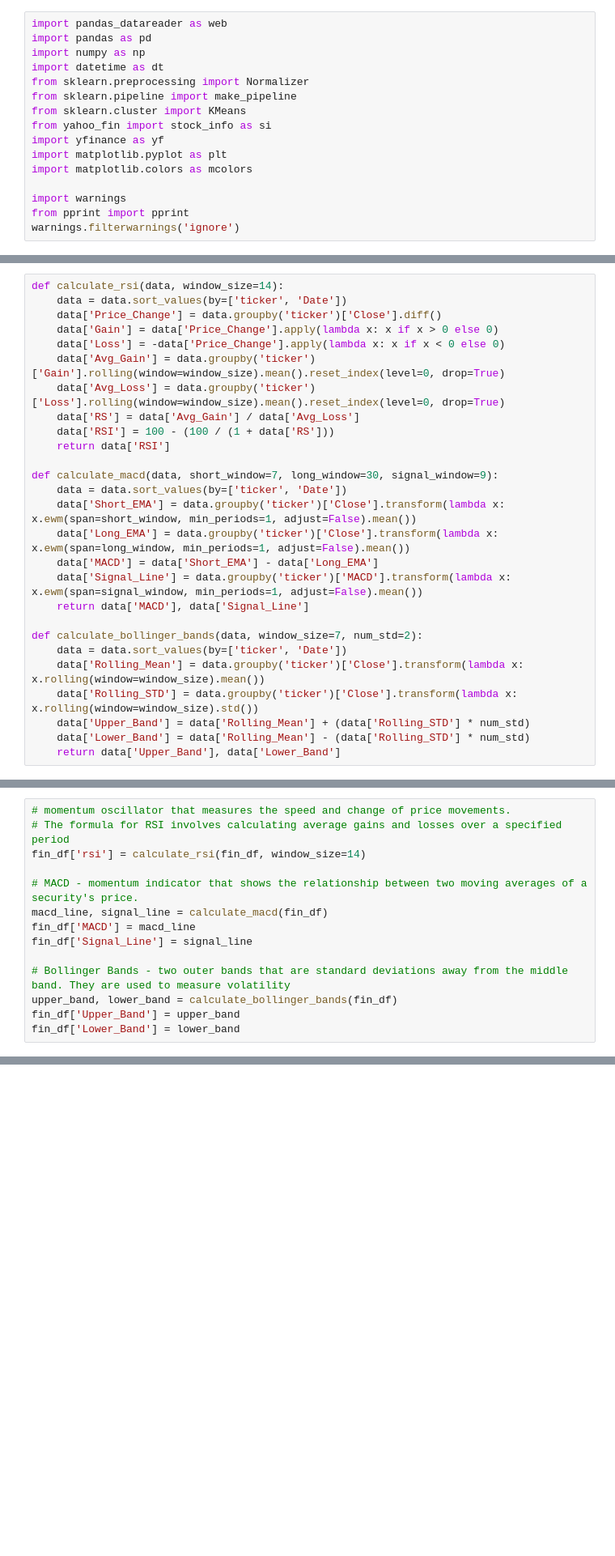
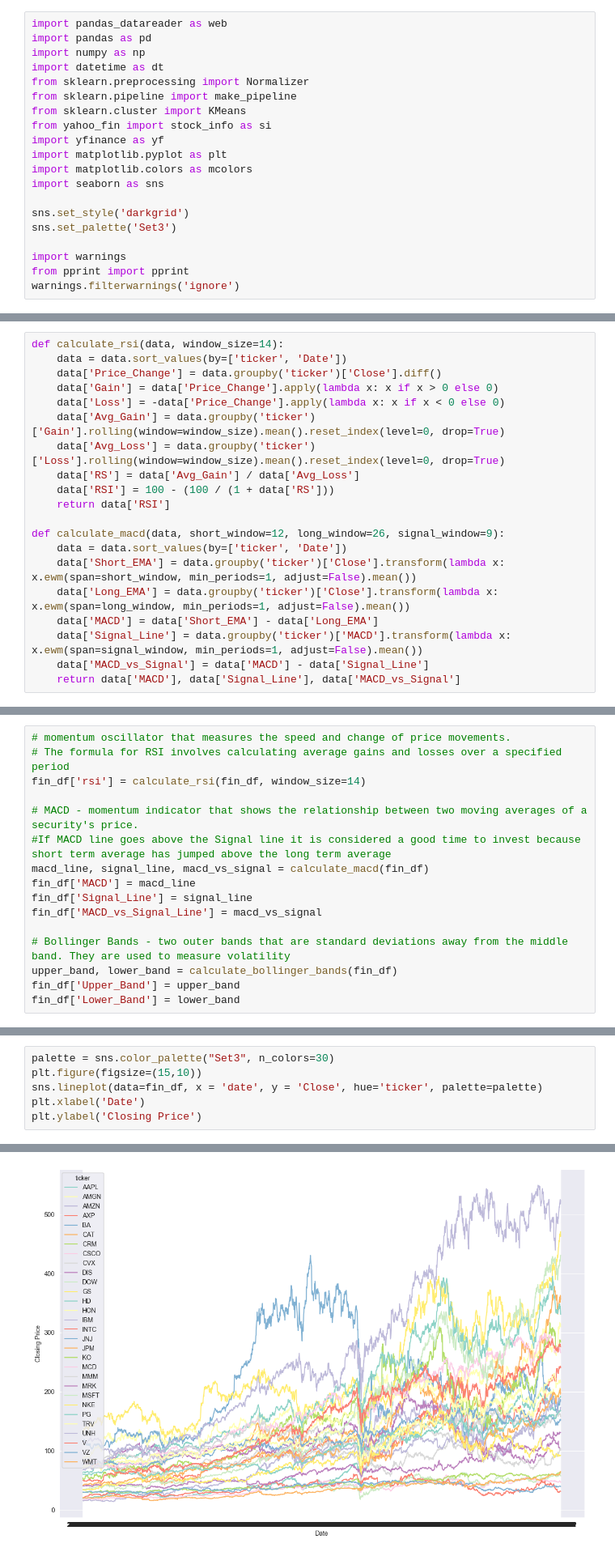
Before and after one commit to laffer-ryan/InvestmentApp, a Jupyter notebook: finance_eda.ipynb, the cells around one changed output, grey strips where cells are left out. Shown at 81% size. Cells and saved outputs as stored; diff of their text form; blank space fills up the shorter version.

Commit message:
Added Plots to analysis

```diff
--- a/finance_eda.ipynb
+++ b/finance_eda.ipynb
@@ -10,6 +10,10 @@ from yahoo_fin import stock_info as si
 import yfinance as yf
 import matplotlib.pyplot as plt
 import matplotlib.colors as mcolors
+import seaborn as sns
+
+sns.set_style('darkgrid')
+sns.set_palette('Set3')
 
 import warnings
 from pprint import pprint
@@ -83,18 +91,11 @@ def calculate_rsi(data, window_size=14):
     data['RSI'] = 100 - (100 / (1 + data['RS']))
     return data['RSI']
 
-def calculate_macd(data, short_window=7, long_window=30, signal_window=9):
+def calculate_macd(data, short_window=12, long_window=26, signal_window=9):
     data = data.sort_values(by=['ticker', 'Date'])
     data['Short_EMA'] = data.groupby('ticker')['Close'].transform(lambda x: x.ewm(span=short_window, min_periods=1, adjust=False).mean())
     data['Long_EMA'] = data.groupby('ticker')['Close'].transform(lambda x: x.ewm(span=long_window, min_periods=1, adjust=False).mean())
     data['MACD'] = data['Short_EMA'] - data['Long_EMA']
     data['Signal_Line'] = data.groupby('ticker')['MACD'].transform(lambda x: x.ewm(span=signal_window, min_periods=1, adjust=False).mean())
-    return data['MACD'], data['Signal_Line']
-
-def calculate_bollinger_bands(data, window_size=7, num_std=2):
-    data = data.sort_values(by=['ticker', 'Date'])
-    data['Rolling_Mean'] = data.groupby('ticker')['Close'].transform(lambda x: x.rolling(window=window_size).mean())
-    data['Rolling_STD'] = data.groupby('ticker')['Close'].transform(lambda x: x.rolling(window=window_size).std())
-    data['Upper_Band'] = data['Rolling_Mean'] + (data['Rolling_STD'] * num_std)
-    data['Lower_Band'] = data['Rolling_Mean'] - (data['Rolling_STD'] * num_std)
-    return data['Upper_Band'], data['Lower_Band']
+    data['MACD_vs_Signal'] = data['MACD'] - data['Signal_Line']
+    return data['MACD'], data['Signal_Line'], data['MACD_vs_Signal']
@@ -104,9 +114,11 @@ def calculate_bollinger_bands(data, window_size=7, num_std=2):
 fin_df['rsi'] = calculate_rsi(fin_df, window_size=14)
 
 # MACD - momentum indicator that shows the relationship between two moving averages of a security's price.
-macd_line, signal_line = calculate_macd(fin_df)
+#If MACD line goes above the Signal line it is considered a good time to invest because short term average has jumped above the long term average
+macd_line, signal_line, macd_vs_signal = calculate_macd(fin_df)
 fin_df['MACD'] = macd_line
 fin_df['Signal_Line'] = signal_line
+fin_df['MACD_vs_Signal_Line'] = macd_vs_signal
 
 # Bollinger Bands - two outer bands that are standard deviations away from the middle band. They are used to measure volatility
 upper_band, lower_band = calculate_bollinger_bands(fin_df)
@@ -156,0 +150,7 @@ fin_df.head(20)
+# %%
+palette = sns.color_palette("Set3", n_colors=30)
+plt.figure(figsize=(15,10))
+sns.lineplot(data=fin_df, x = 'date', y = 'Close', hue='ticker', palette=palette)
+plt.xlabel('Date')
+plt.ylabel('Closing Price')
+# %% [output]
@@ -156,0 +158 @@ fin_df.head(20)
+[figure, added]
```
Also changed, not shown: parts of 11 cells of this notebook.
